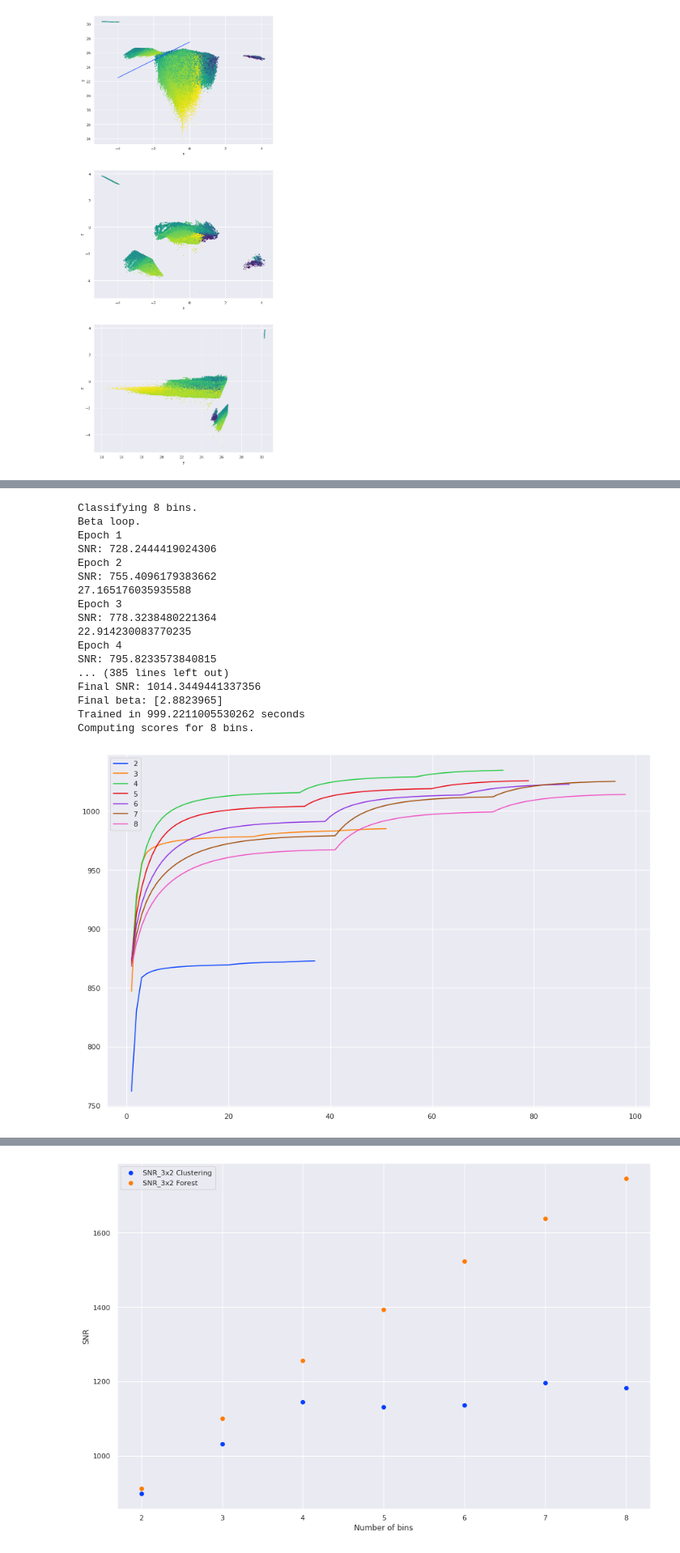
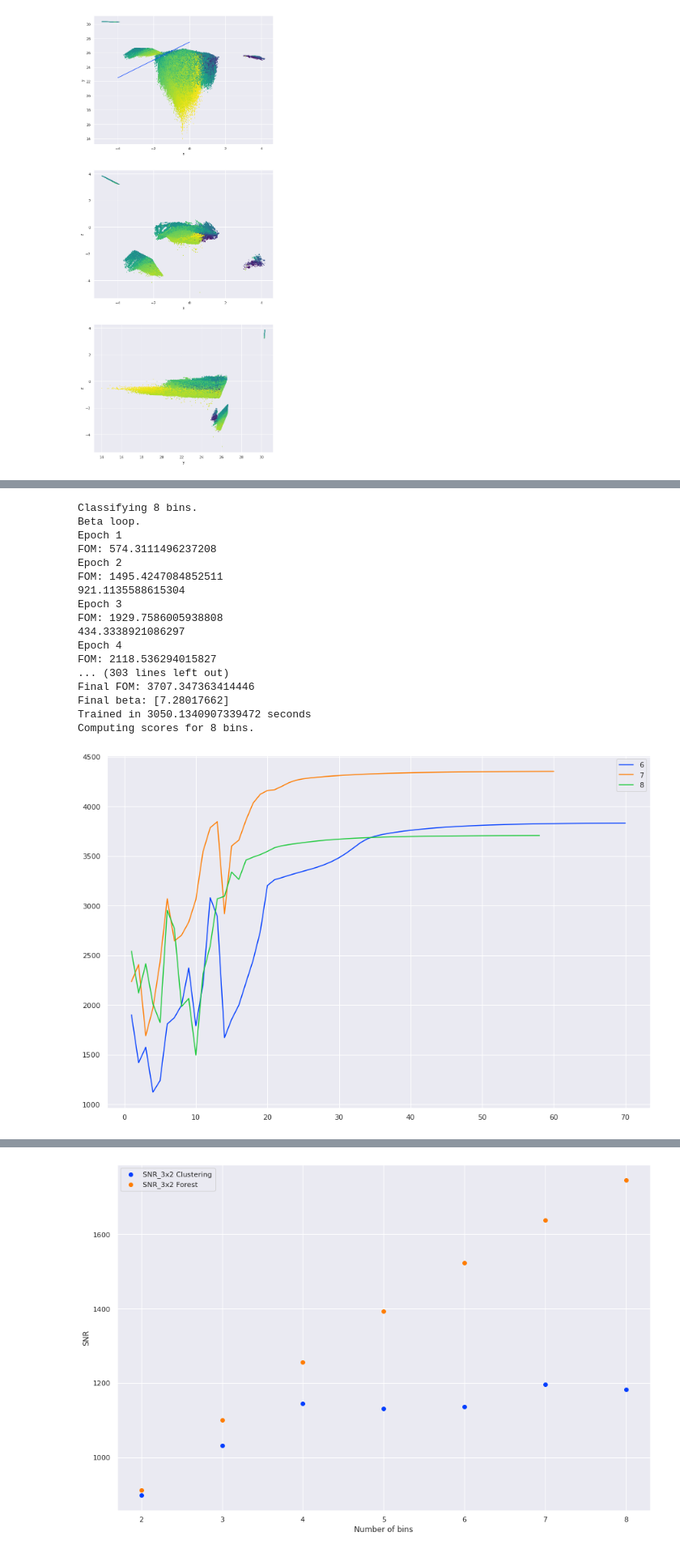
Before and after one commit to LSSTDESC/tomo_challenge, a Jupyter notebook: notebooks/pca_cluster.ipynb, the cells around one changed output, grey strips where cells are left out. Shown at 81% size. Cells and saved outputs as stored; diff of their text form; code cells hidden in the pictures.

```diff
--- a/notebooks/pca_cluster.ipynb
+++ b/notebooks/pca_cluster.ipynb
@@ -264,8 +264,8 @@ def fit_centroids(points, redshift, num_centroids=3, num_epochs=10, impl="snr",
         # a minimum of 4 epochs.
         i = 0
         delta_snr = 1
-        cur_lr = lr# if ind == 3 else 2 * lr
-        while (i < num_epochs and abs(delta_snr) > 0.10) or i < 4:
+        cur_lr = lr / beta[0]
+        while (i < num_epochs and abs(delta_snr) > 0.20) or i < 4:
             try:
                 print("Epoch", i + 1)
                 if ind == 3:
@@ -337,7 +337,7 @@ def classify(points, centroids):
     return jnp.argmin(dist, axis=0)
 # %%
 t0 = time.perf_counter()
-centers = fit_centroids(data_cut, z_cut, num_centroids=3, num_epochs=70, impl="snr", lr=0.004)
+centers = fit_centroids(data_cut, z_cut, num_centroids=7, num_epochs=70, impl="fom", lr=0.015)
 duration = time.perf_counter() - t0
 print(f"Trained in {duration} seconds")
 # %% [output]
@@ -443,45 +524,45 @@ score_hist_jc = []
 fig, ax = plt.subplots(figsize=(15, 10))
 
 z_cut = z_train[cut]
-for j in range(2, 9):
+for j in range(6, 9):
     clear_output(wait=True)
     print(f"Classifying {j} bins.")
 
     t0 = time.perf_counter()
     lr = 0.024 / j
-    centers = fit_centroids(data_cut, z_cut, num_centroids=j, num_epochs=70, impl="snr", lr=lr)
+    centers = fit_centroids(data_cut, z_cut, num_centroids=j, num_epochs=70, impl="fom", lr=lr)
     duration = time.perf_counter() - t0
     print(f"Trained in {duration} seconds")
 
     y_valid = classify(data_valid_r, centers)
 
     print(f"Computing scores for {j} bins.")
     try:
         score_hist_jc.append(tc.jc_compute_scores(y_valid, z_valid, metrics=["SNR_ww", "SNR_gg", "SNR_3x2",
                                                                              "FOM_ww", "FOM_gg", "FOM_3x2"]))
     except UnexpectedTracerError:
         score_hist_jc.append(tc.jc_compute_scores(y_valid, z_valid, metrics=["SNR_ww", "SNR_gg", "SNR_3x2",
                                                                              "FOM_ww", "FOM_gg", "FOM_3x2"]))
 plt.legend()
 plt.show()
 # %% [output]
 Classifying 8 bins.
 Beta loop.
 Epoch 1
-SNR: 728.2444419024306
+FOM: 574.3111496237208
 Epoch 2
-SNR: 755.4096179383662
-27.165176035935588
+FOM: 1495.4247084852511
+921.1135588615304
 Epoch 3
-SNR: 778.3238480221364
-22.914230083770235
+FOM: 1929.7586005938808
+434.3338921086297
 Epoch 4
-SNR: 795.8233573840815
-... (385 lines left out)
-Final SNR: 1014.3449441337356
-Final beta: [2.8823965]
-Trained in 999.2211005530262 seconds
+FOM: 2118.536294015827
+... (303 lines left out)
+Final FOM: 3707.347363414446
+Final beta: [7.28017662]
+Trained in 3050.1340907339472 seconds
 Computing scores for 8 bins.
-[figure, old version]
+[figure, new version]
 # %%
 # Look sometimes I don't want to wait 3 hours for this data to regenerate.
```
Also changed, not shown: parts of 11 cells of this notebook.
